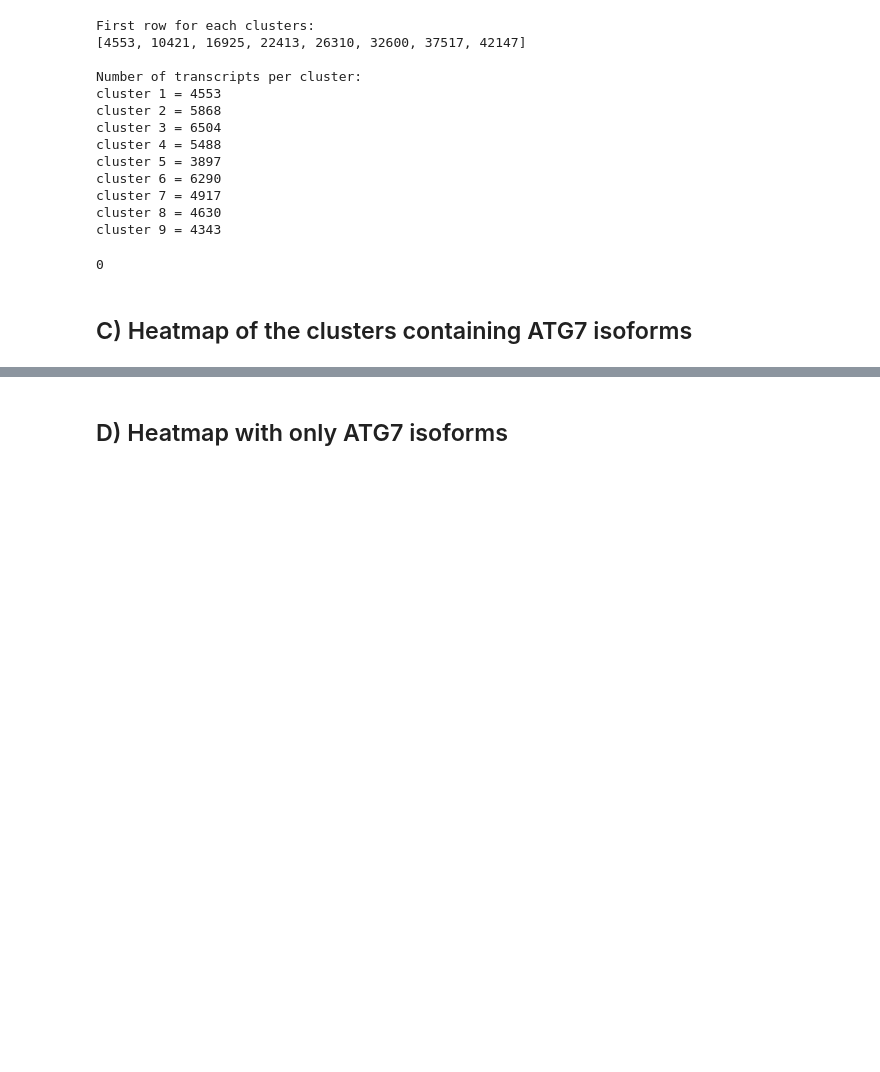
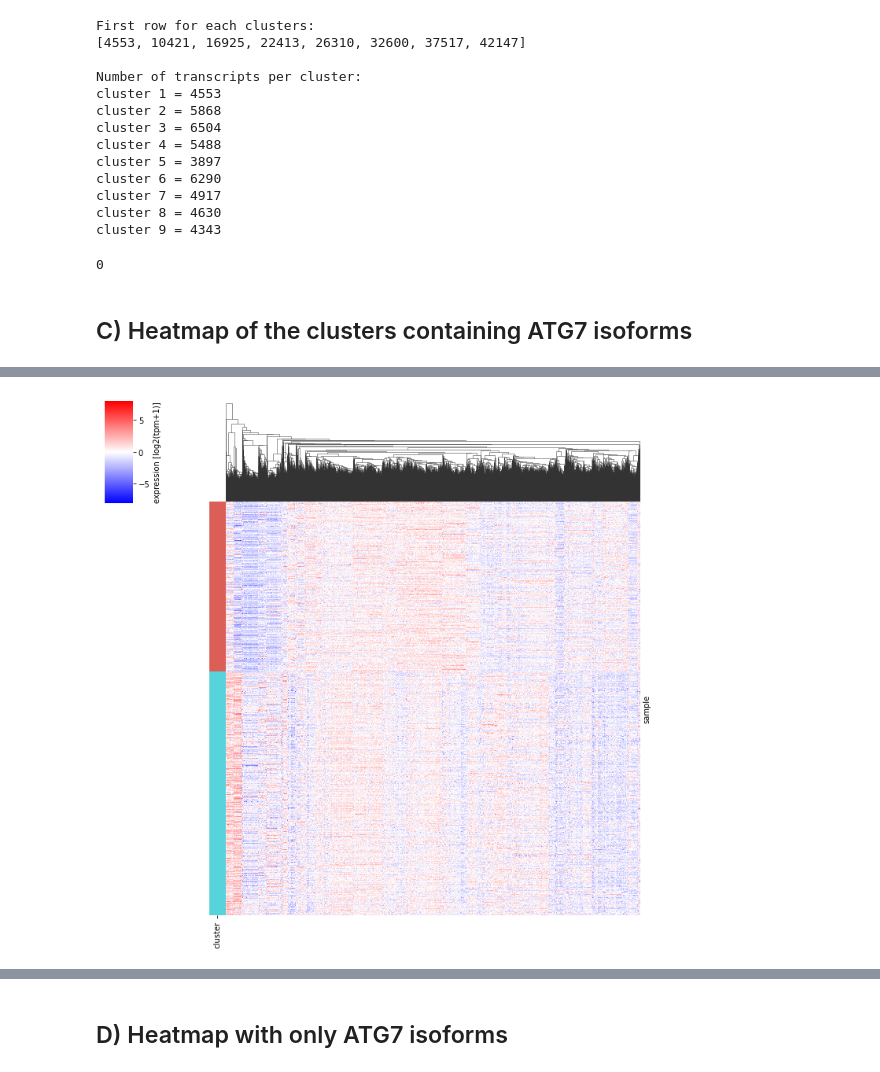
Before and after one commit to Keviosta/Article_short_isoform_ATG7_private, a Jupyter notebook: all_transcripts_expression_clusters/all_transcripts_expression_clusters_all.ipynb, the cells around one changed output, grey strips where cells are left out. Drawn from its saved outputs; the diff is of its cells as text; code cells hidden in the pictures; blank space fills up the shorter version.

```diff
--- a/all_transcripts_expression_clusters/all_transcripts_expression_clusters_all.ipynb
+++ b/all_transcripts_expression_clusters/all_transcripts_expression_clusters_all.ipynb
@@ -224,0 +210,18 @@ plt.close()
+# %%
+%%time
+#use one color per cluster group
+lut = dict(zip(cluster_uniq.unique(), seaborn.hls_palette(2)))
+row_colors_clust = cluster_uniq.map(lut)
+
+#plot
+seaborn.clustermap(df_2_clusters, cmap='bwr', col_cluster=True, row_cluster=False,
+                   center=0,
+                   vmin=-8, vmax=8,
+                   row_colors= row_colors_clust,
+                   yticklabels= '', xticklabels = '',
+                   cbar_kws={'label':'expression [log2(tpm+1)]'})
+
+plt.show()
+plt.close()
+# %% [output]
+[figure, added]
```
Also changed, not shown: parts of 6 cells of this notebook.
